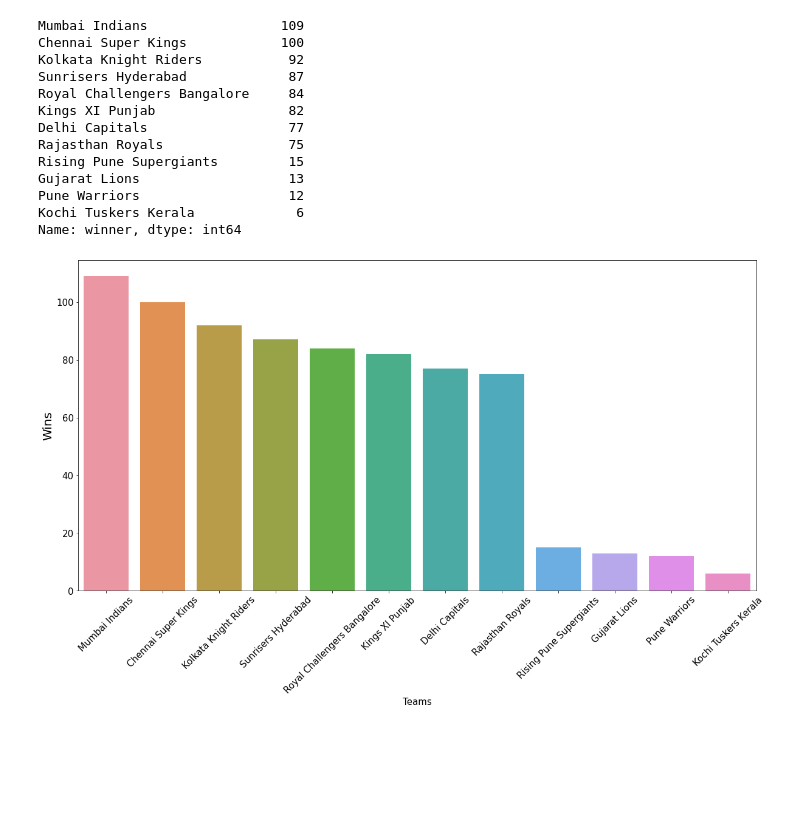
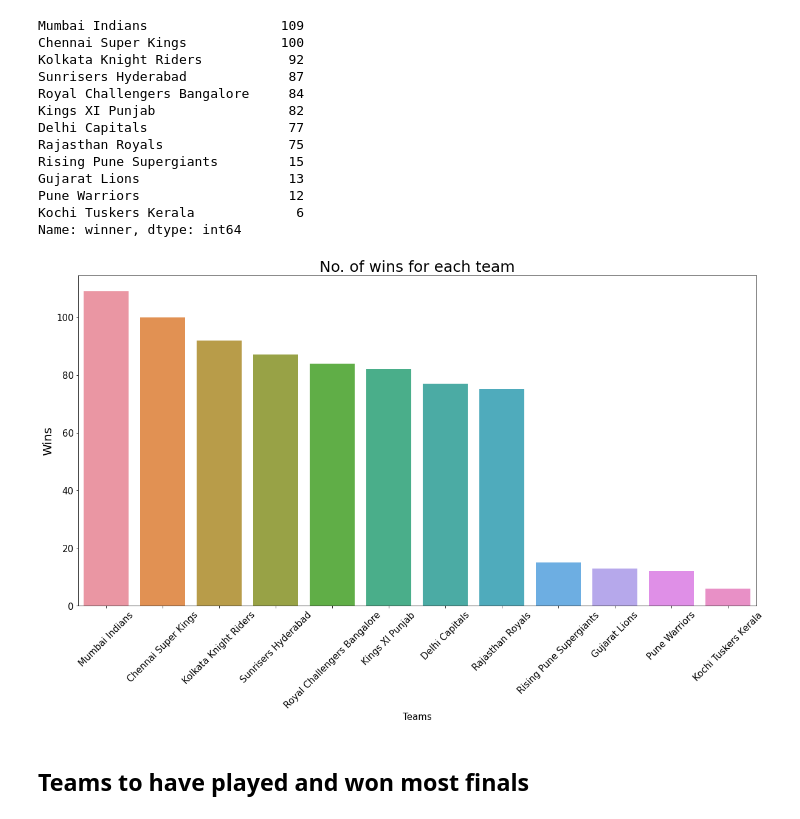
Before and after one commit to tiwari1302/TSF-GRIP, a Jupyter notebook: Task 5 Sports Data Analysis/Task 5_Sports Data Analysis.ipynb, the cells around one changed output. Cells and saved outputs as stored; diff of their text form; code cells hidden in the pictures; blank space fills up the shorter version.

Commit message:
team analysis in progress

```diff
--- a/Task 5 Sports Data Analysis/Task 5_Sports Data Analysis.ipynb
+++ b/Task 5 Sports Data Analysis/Task 5_Sports Data Analysis.ipynb
@@ -75,19 +97,22 @@ Name: winner, dtype: int64
 # %%
 team_wins = matches.winner.value_counts()
 fig = plt.figure(figsize = (20, 10))
 ax = sns.barplot(x=team_wins.index,y=team_wins)
 
 ax.set_ylabel('Wins', fontsize=20)
 ax.set_xlabel('Teams', fontsize=15)
 
+plt.title("No. of wins for each team", fontsize=25)
 plt.xticks(rotation=45, fontsize=15)
 plt.yticks(fontsize=15)
 
 # save file
 if save_files:
   if not os.path.exists('plots'):
     os.makedirs('plots')
   filename = 'plots/teams_and_wins'
   plt.savefig(filename, bbox_inches = 'tight')
 # %% [output]
-[figure, old version]
+[figure, new version]
+# %% [markdown]
+## Teams to have played and won most finals
```
Also changed, not shown: parts of 18 cells of this notebook.
